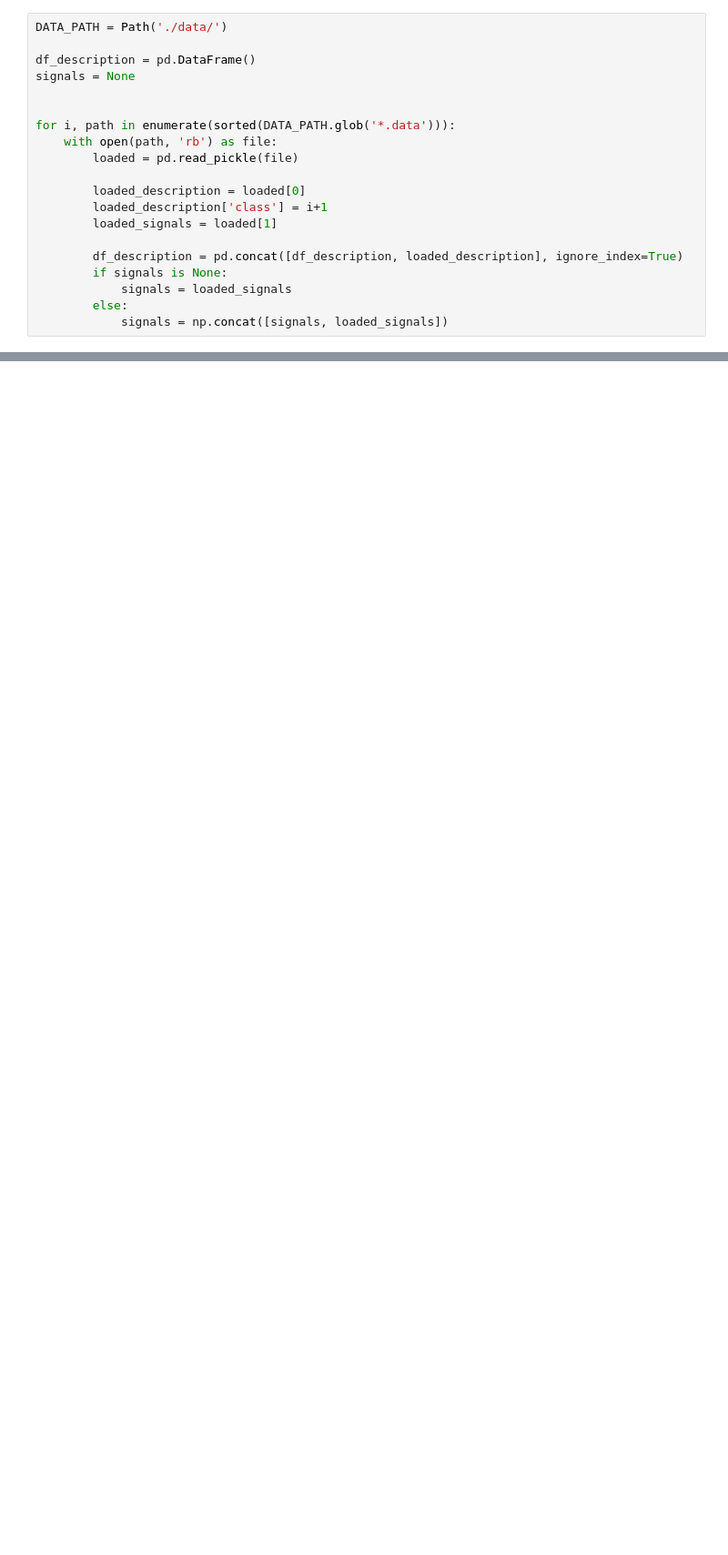
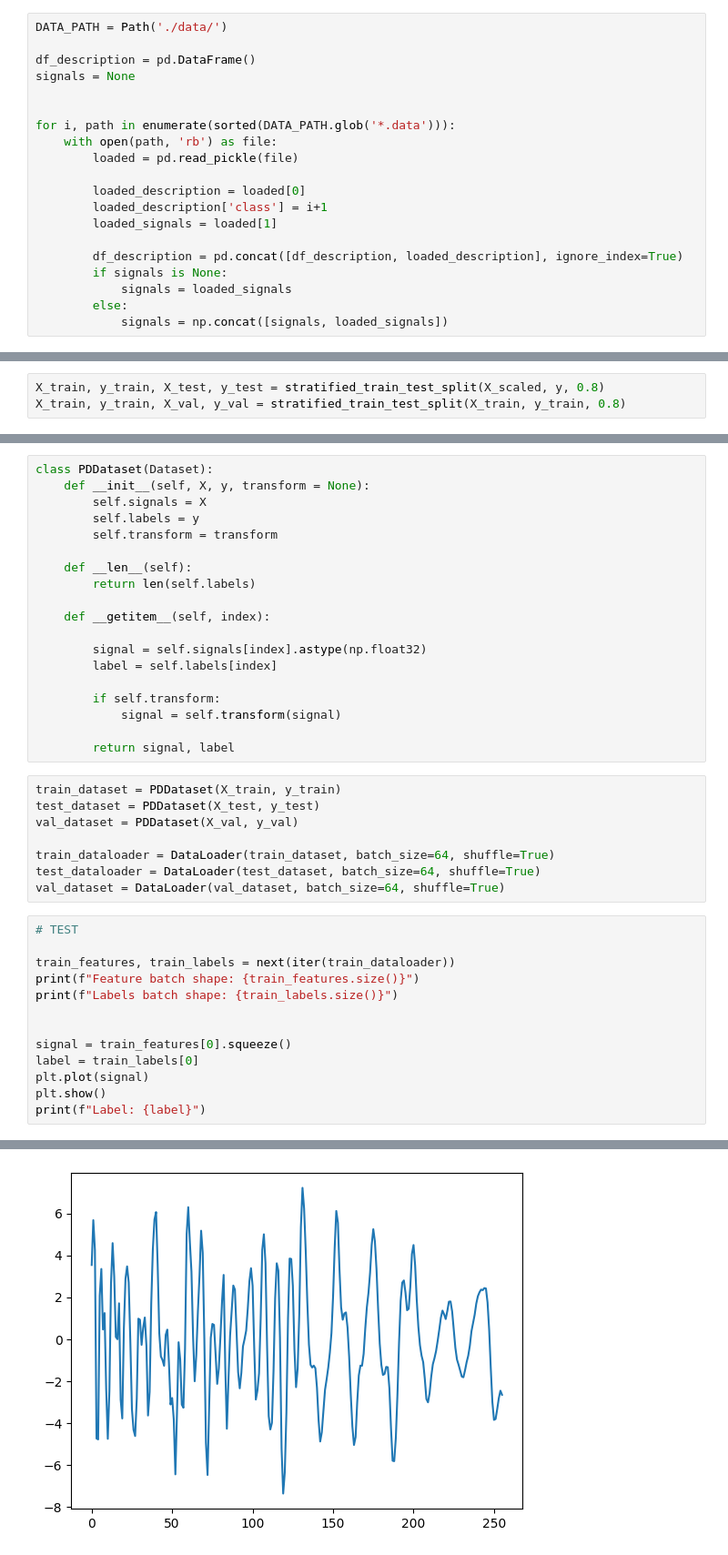
Before and after one commit to maciej-sakwa/code, a Jupyter notebook: sandbox_onset_det.ipynb, the cells around one changed output, grey strips where cells are left out. Shown at 91% size. Cells and saved outputs as stored; diff of their text form; blank space fills up the shorter version.

```diff
--- a/sandbox_onset_det.ipynb
+++ b/sandbox_onset_det.ipynb
@@ -228,0 +120,3 @@ t.size
+# %%
+X_train, y_train, X_test, y_test = stratified_train_test_split(X_scaled, y, 0.8)
+X_train, y_train, X_val, y_val = stratified_train_test_split(X_train, y_train, 0.8)
@@ -228,0 +138,41 @@ t.size
+# %%
+class PDDataset(Dataset):
+    def __init__(self, X, y, transform = None):
+        self.signals = X
+        self.labels = y
+        self.transform = transform
+
+    def __len__(self):
+        return len(self.labels)
+
+    def __getitem__(self, index):
+
+        signal = self.signals[index].astype(np.float32)
+        label = self.labels[index]
+
+        if self.transform:
+            signal = self.transform(signal)
+
+        return signal, label
+# %%
+train_dataset = PDDataset(X_train, y_train)
+test_dataset = PDDataset(X_test, y_test)
+val_dataset = PDDataset(X_val, y_val)
+
+train_dataloader = DataLoader(train_dataset, batch_size=64, shuffle=True)
+test_dataloader = DataLoader(test_dataset, batch_size=64, shuffle=True)
+val_dataset = DataLoader(val_dataset, batch_size=64, shuffle=True)
+# %%
+# TEST
+
+train_features, train_labels = next(iter(train_dataloader))
+print(f"Feature batch shape: {train_features.size()}")
+print(f"Labels batch shape: {train_labels.size()}")
+
+
+signal = train_features[0].squeeze()
+label = train_labels[0]
+plt.plot(signal)
+plt.show()
+print(f"Label: {label}")
+# %% [output]
@@ -228,0 +181 @@ t.size
+[figure, added]
```
Also changed, not shown: parts of 25 cells of this notebook, 1 other file.
